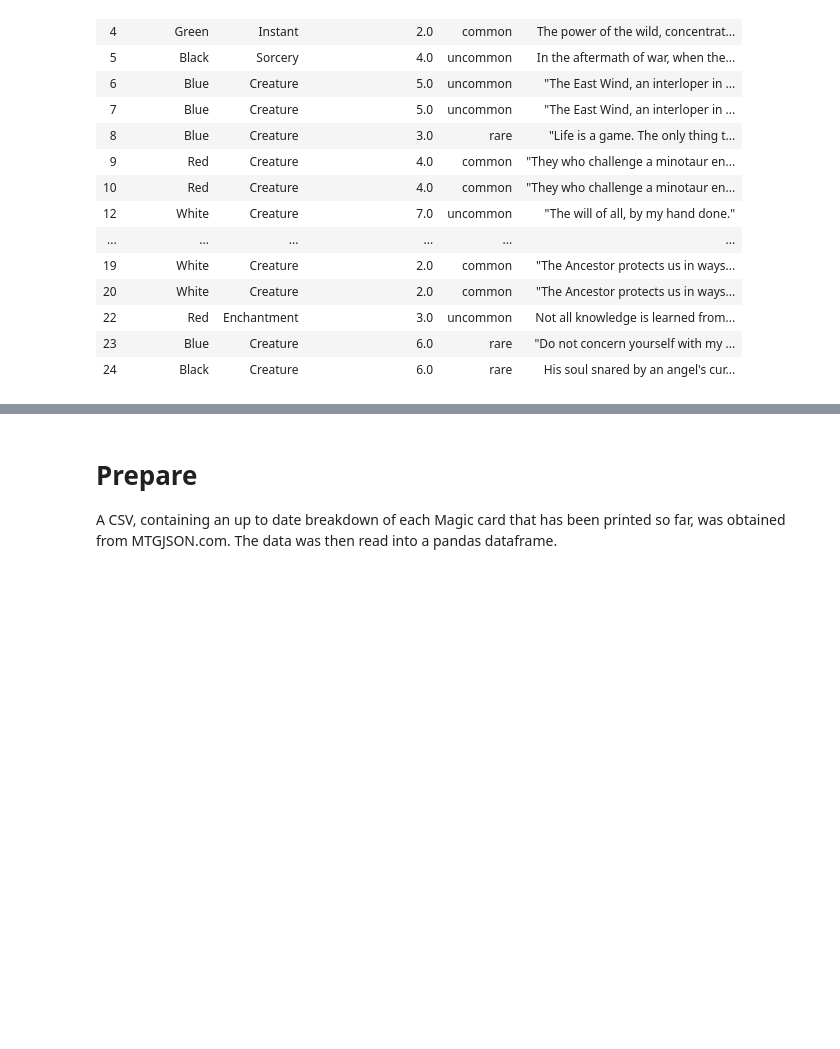
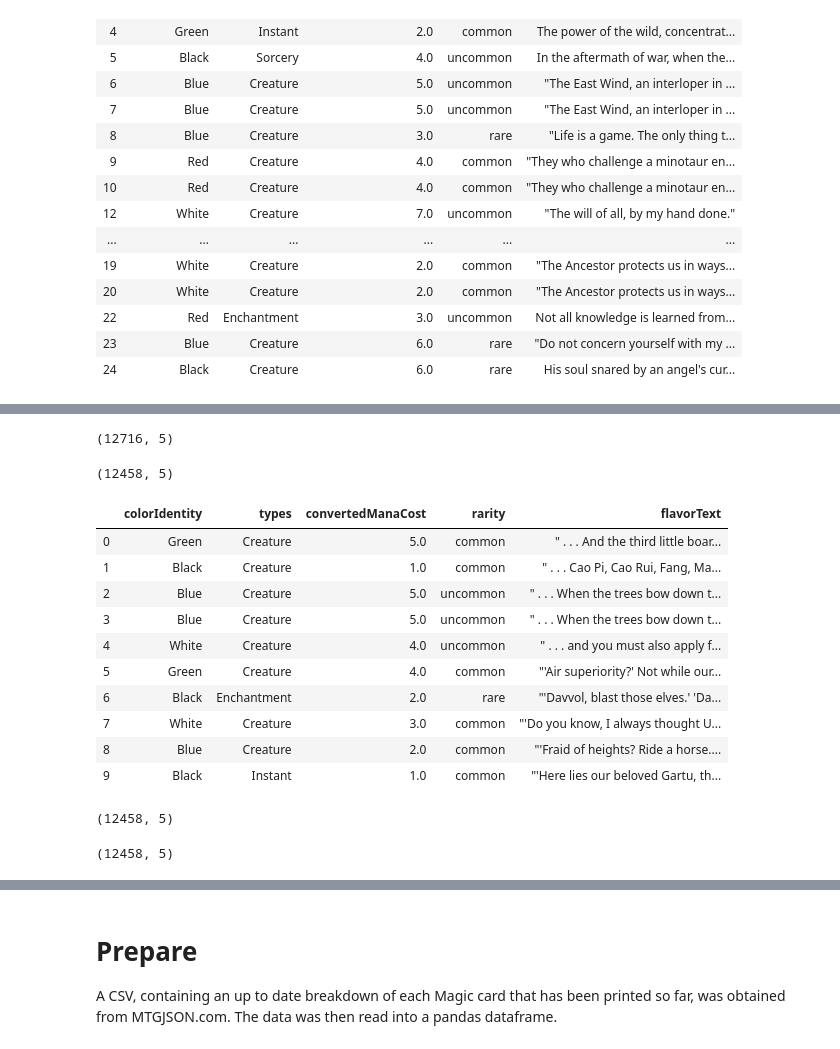
Before and after one commit to Johndsalas/Sentiment_Analysis_Magic_The_Gathering, a Jupyter notebook: magic_sentiment_analysis.ipynb, the cells around one changed output, grey strips where cells are left out. Drawn from its saved outputs; the diff is of its cells as text; code cells hidden in the pictures; blank space fills up the shorter version.

```diff
--- a/magic_sentiment_analysis.ipynb
+++ b/magic_sentiment_analysis.ipynb
@@ -39,0 +136,35 @@ df = df.groupby('flavorText').agg('max').reset_index()
+# %%
+df.shape
+# %% [output]
+(12716, 5)
+# %%
+df = df.groupby('flavorText').agg('max').reset_index()
+df = df[['colorIdentity','types','convertedManaCost','rarity','flavorText']]
+# %%
+df.shape
+# %% [output]
+(12458, 5)
+# %%
+def remove_space(value):
+
+    return value.strip()
+
+df['flavorText'] = df.flavorText.apply(erase_end)
+
+df.head(10)
+# %% [output]
+|  | colorIdentity | types | convertedManaCost | rarity | flavorText |
+| 0 | Green | Creature | 5.0 | common | " . . . And the third little boar... |
+| 1 | Black | Creature | 1.0 | common | " . . . Cao Pi, Cao Rui, Fang, Ma... |
+| 2 | Blue | Creature | 5.0 | uncommon | " . . . When the trees bow down t... |
+| 3 | Blue | Creature | 5.0 | uncommon | " . . . When the trees bow down t... |
+| 4 | White | Creature | 4.0 | uncommon | " . . . and you must also apply f... |
+| 5 | Green | Creature | 4.0 | common | "'Air superiority?' Not while our... |
+| 6 | Black | Enchantment | 2.0 | rare | "'Davvol, blast those elves.' 'Da... |
+| 7 | White | Creature | 3.0 | common | "'Do you know, I always thought U... |
+| 8 | Blue | Creature | 2.0 | common | "'Fraid of heights? Ride a horse.... |
+| 9 | Black | Instant | 1.0 | common | "'Here lies our beloved Gartu, th... |
+# %%
+df.shape
+# %% [output]
+(12458, 5)
@@ -40 +174,5 @@ df = df.groupby('flavorText').agg('max').reset_index()
+# %%
+df.shape
+# %% [output]
+(12458, 5)
 # %%
```
Also changed, not shown: parts of 10 cells of this notebook.
